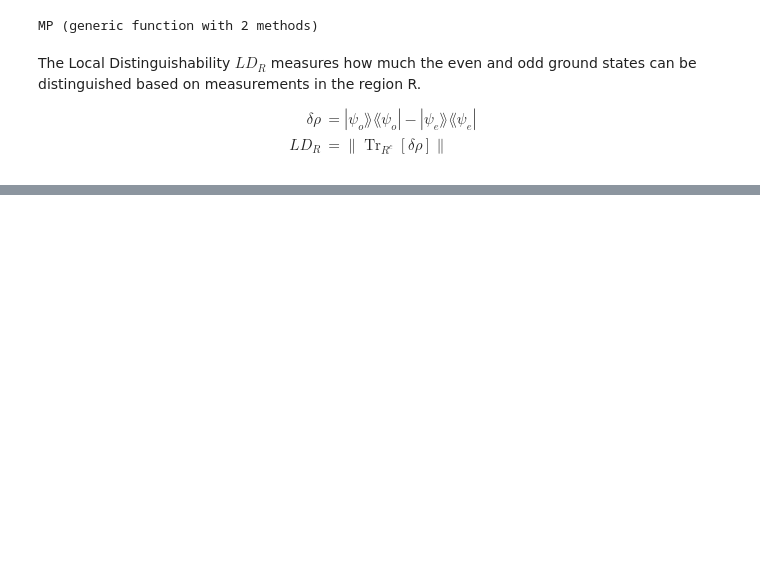
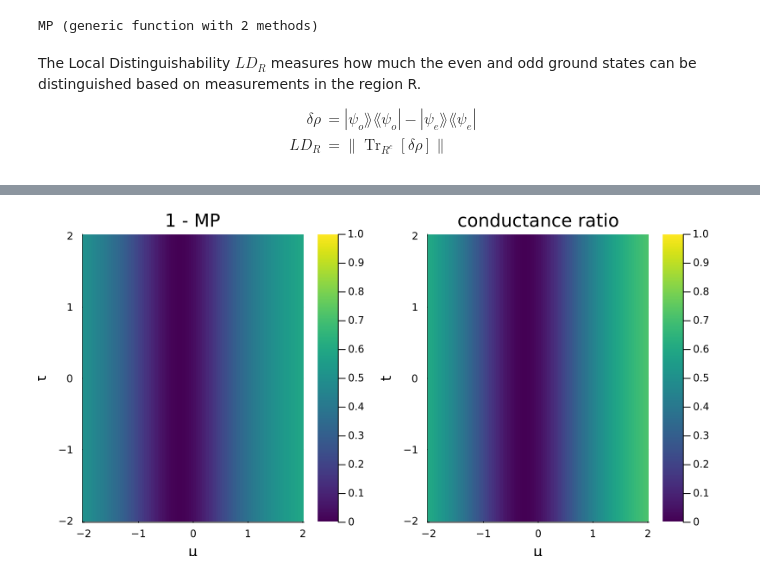
Before and after one commit to cvsvensson/QuantumDots.jl, a Jupyter notebook: examples/pmm_notebook.jl.ipynb, the cells around one changed output, grey strips where cells are left out. Cells and saved outputs as stored; diff of their text form; code cells hidden in the pictures; blank space fills up the shorter version.

```diff
--- a/examples/pmm_notebook.jl.ipynb
+++ b/examples/pmm_notebook.jl.ipynb
@@ -471,0 +432,6 @@ Closest candidates are:
+# %%
+pld = heatmap(μs, ts, map(x -> 1 - x.mp, data_transport)', xlabel="μ", ylabel="t", title="1 - MP", c=:viridis, clims=(0, 1))
+prat = heatmap(μs, ts, map(x -> abs(x.cond[1, 2] / x.cond[1, 1]), data_transport)', xlabel="μ", ylabel="t", title="conductance ratio", c=:viridis, clims=(0, 1))
+plot(pld, prat, size=400 .* (2, 1))
+# %% [output]
+[figure, added]
```
Also changed, not shown: parts of 64 cells of this notebook, 3 other files.
